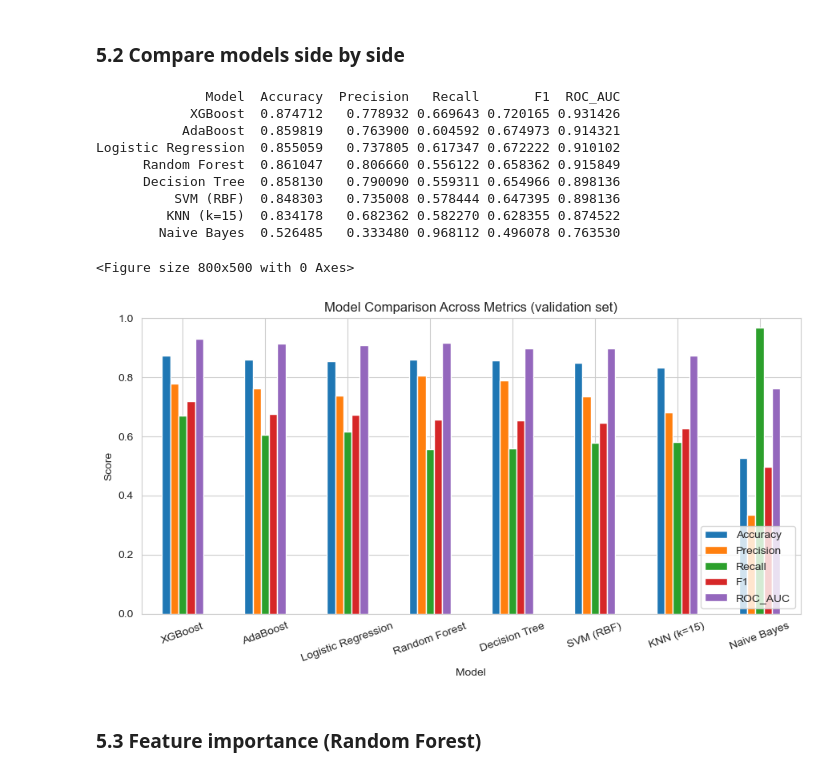
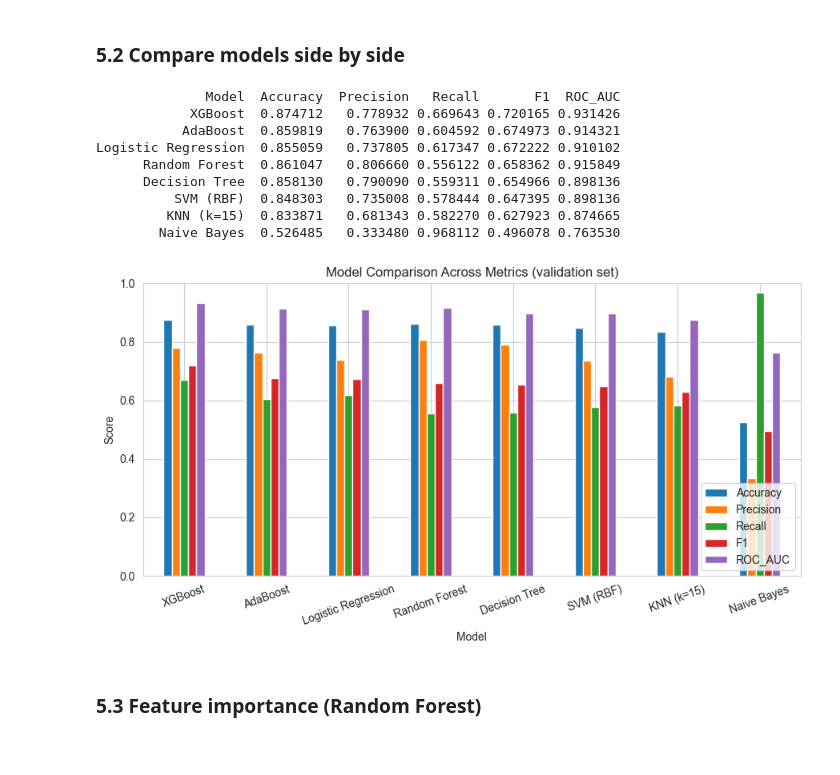
Before and after one commit to aguga04/COM727-Chatbot-Assessment, a Jupyter notebook: notebooks/01_analysis_and_modeling.ipynb, the cells around one changed output. Drawn from its saved outputs; the diff is of its cells as text; code cells hidden in the pictures.

```diff
--- a/notebooks/01_analysis_and_modeling.ipynb
+++ b/notebooks/01_analysis_and_modeling.ipynb
@@ -15,5 +26,4 @@ Expects `adult.data` and `adult.test` in the same folder as this notebook (origi
 # %%
-import os
 import pandas as pd
 import numpy as np
 import matplotlib.pyplot as plt
@@ -33,15 +43,20 @@ from sklearn.naive_bayes import GaussianNB
 from sklearn.ensemble import AdaBoostClassifier
 from sklearn.neighbors import KNeighborsClassifier
 
-
 sns.set_style('whitegrid')
 plt.rcParams['figure.dpi'] = 100
-RANDOM_STATE = 42
 
-os.makedirs('outputs', exist_ok=True)
+RANDOM_STATE = config.RANDOM_STATE
+OUTPUTS = config.OUTPUTS
+MODELS = config.MODELS
 
-COLS = ['age', 'workclass', 'fnlwgt', 'education', 'education-num', 'marital-status',
-        'occupation', 'relationship', 'race', 'sex', 'capital-gain', 'capital-loss',
-        'hours-per-week', 'native-country', 'income']
+OUTPUTS.mkdir(exist_ok=True)
+MODELS.mkdir(exist_ok=True)
+
+
+def save_figure(name, fig=None):
+    """Write a figure to the outputs folder as a PNG."""
+    target = fig if fig is not None else plt.gcf()
+    target.savefig(OUTPUTS / f'{name}.png', dpi=150, bbox_inches='tight')
 # %% [markdown]
 ## 1. Load the data
@@ -49,7 +64,5 @@ The raw files use `?` for missing values and have a stray header line in `adult.
 # %%
-train = pd.read_csv('adult.data', names=COLS, sep=r',\s*', engine='python', na_values='?')
-test = pd.read_csv('adult.test', names=COLS, sep=r',\s*', engine='python', na_values='?', skiprows=1)
-test['income'] = test['income'].str.rstrip('.')
+train, test = load_raw()
 
 print('train shape:', train.shape)
 print('test shape:', test.shape)
@@ -408,30 +422,29 @@ Logistic Regression            4601              344              600
 # %%
 results_df = pd.DataFrame(results).sort_values('F1', ascending=False)
 print(results_df.to_string(index=False))
-results_df.to_csv('outputs/model_comparison.csv', index=False)
+results_df.to_csv(MODELS / 'model_comparison.csv', index=False)
 
-plt.figure(figsize=(8, 5))
 results_df.set_index('Model')[['Accuracy', 'Precision', 'Recall', 'F1', 'ROC_AUC']].plot(
     kind='bar', figsize=(9, 5))
 plt.title('Model Comparison Across Metrics (validation set)')
 plt.ylabel('Score')
 plt.xticks(rotation=20)
 plt.ylim(0, 1)
 plt.legend(loc='lower right')
 plt.tight_layout()
+save_figure('model_comparison')
 plt.show()
 # %% [output]
               Model  Accuracy  Precision   Recall       F1  ROC_AUC
             XGBoost  0.874712   0.778932 0.669643 0.720165 0.931426
            AdaBoost  0.859819   0.763900 0.604592 0.674973 0.914321
 Logistic Regression  0.855059   0.737805 0.617347 0.672222 0.910102
       Random Forest  0.861047   0.806660 0.556122 0.658362 0.915849
       Decision Tree  0.858130   0.790090 0.559311 0.654966 0.898136
           SVM (RBF)  0.848303   0.735008 0.578444 0.647395 0.898136
-         KNN (k=15)  0.834178   0.682362 0.582270 0.628355 0.874522
+         KNN (k=15)  0.833871   0.681343 0.582270 0.627923 0.874665
         Naive Bayes  0.526485   0.333480 0.968112 0.496078 0.763530
-<Figure size 800x500 with 0 Axes>
-[figure, old version]
+[figure, new version]
 # %% [markdown]
 ### 5.3 Feature importance (Random Forest)
 # %%
```
Also changed, not shown: parts of 14 cells of this notebook, 2 other files.
